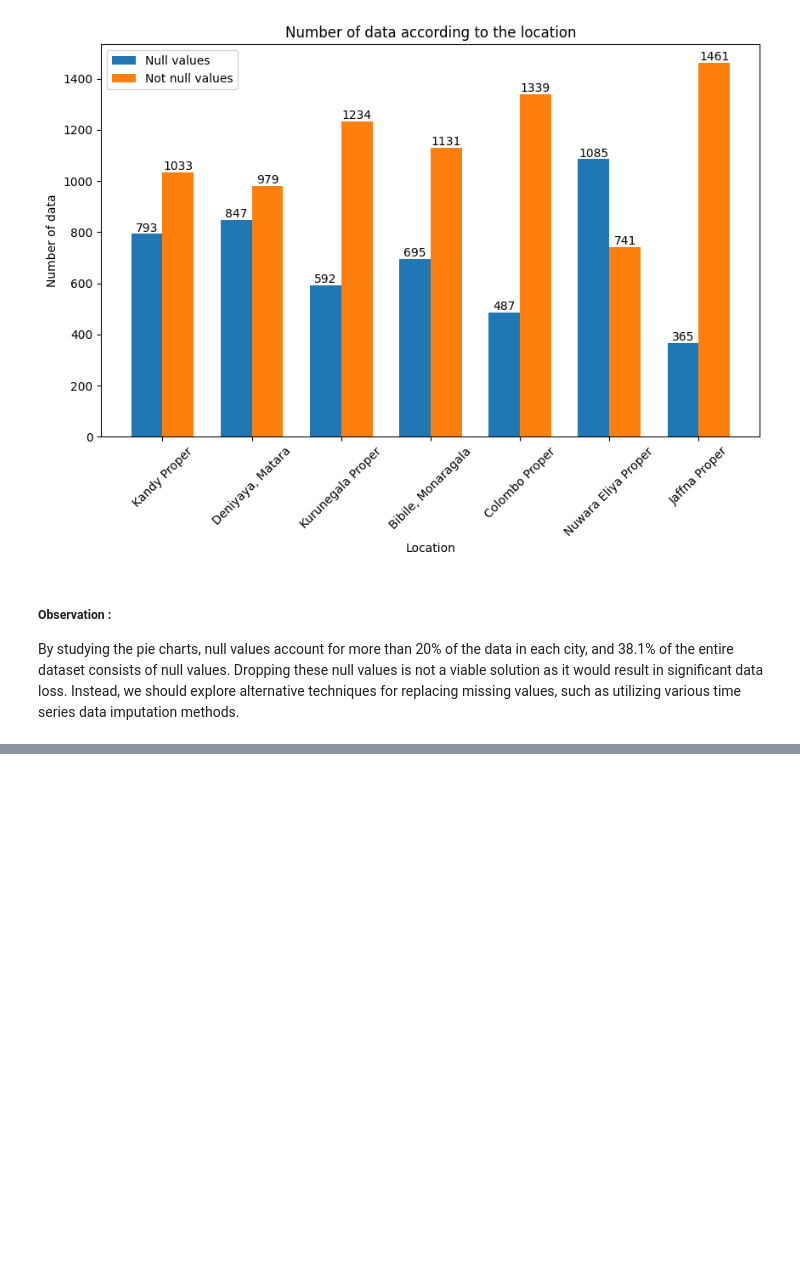
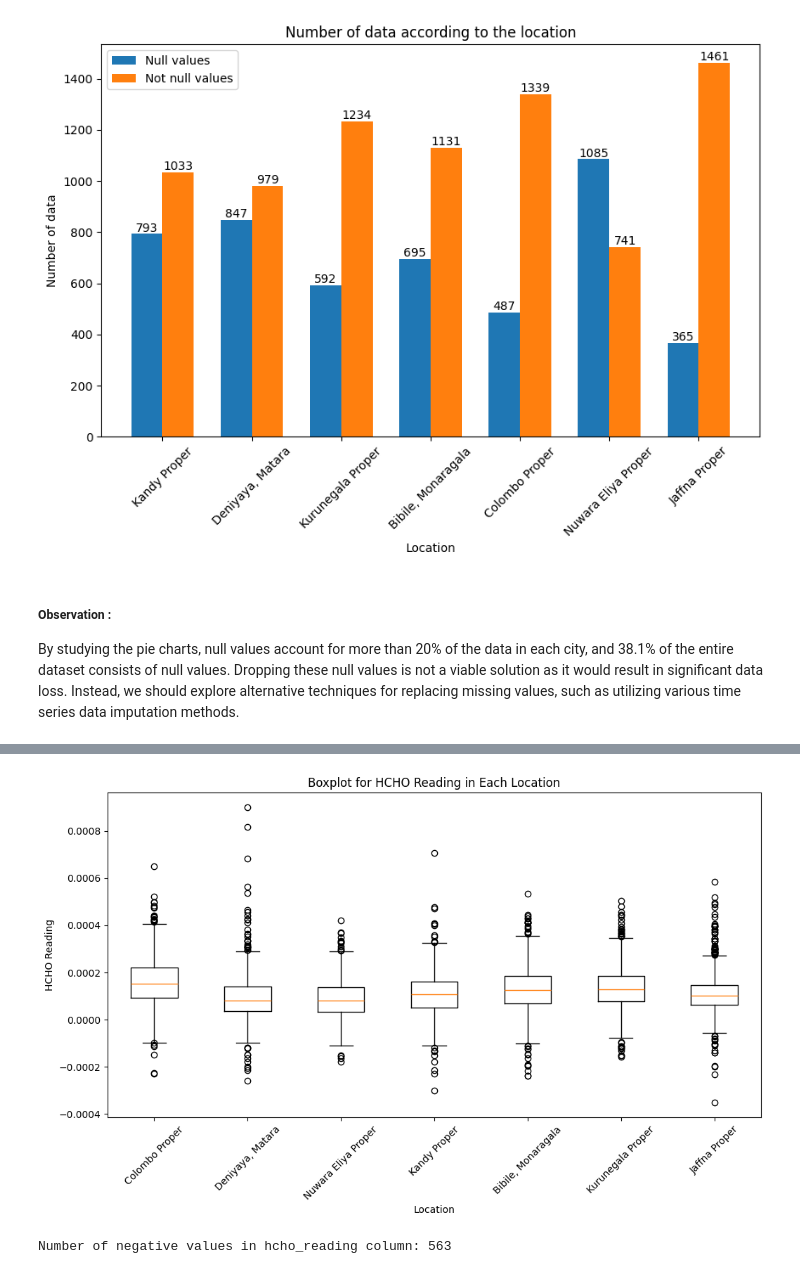
Before and after one commit to SewminaFernando/HCHO_Analyzing, a Jupyter notebook: notebooks/data_visualization(before cleaning data).ipynb, the cells around one changed output, grey strips where cells are left out. Cells and saved outputs as stored; diff of their text form; code cells hidden in the pictures; blank space fills up the shorter version.

```diff
--- a/notebooks/data_visualization(before cleaning data).ipynb
+++ b/notebooks/data_visualization(before cleaning data).ipynb
@@ -129,0 +177,20 @@ By studying the pie charts, null values account for more than 20% of the data in
+# %%
+# Plot the boxplot for each city
+location_hcho_reading = all_data.select("location", "hcho_reading").toPandas()
+locations = location_hcho_reading['location'].unique()
+
+plt.figure(figsize=(12, 6))
+plt.boxplot([location_hcho_reading[location_hcho_reading["location"] == location]["hcho_reading"].dropna() for location in locations])
+plt.xlabel("Location")
+plt.ylabel("HCHO Reading")
+plt.title("Boxplot for HCHO Reading in Each Location")
+plt.xticks(range(1, len(locations)+1), locations, rotation=45)
+plt.show()
+# %% [output]
+[figure, added]
+# %%
+# Get the number of negative values in hcho_reading column
+negative_values = all_data.filter(F.col("hcho_reading") < 0).count()
+print(f"Number of negative values in hcho_reading column: {negative_values}")
+# %% [output]
+Number of negative values in hcho_reading column: 563
```
Also changed, not shown: parts of 5 cells of this notebook.
